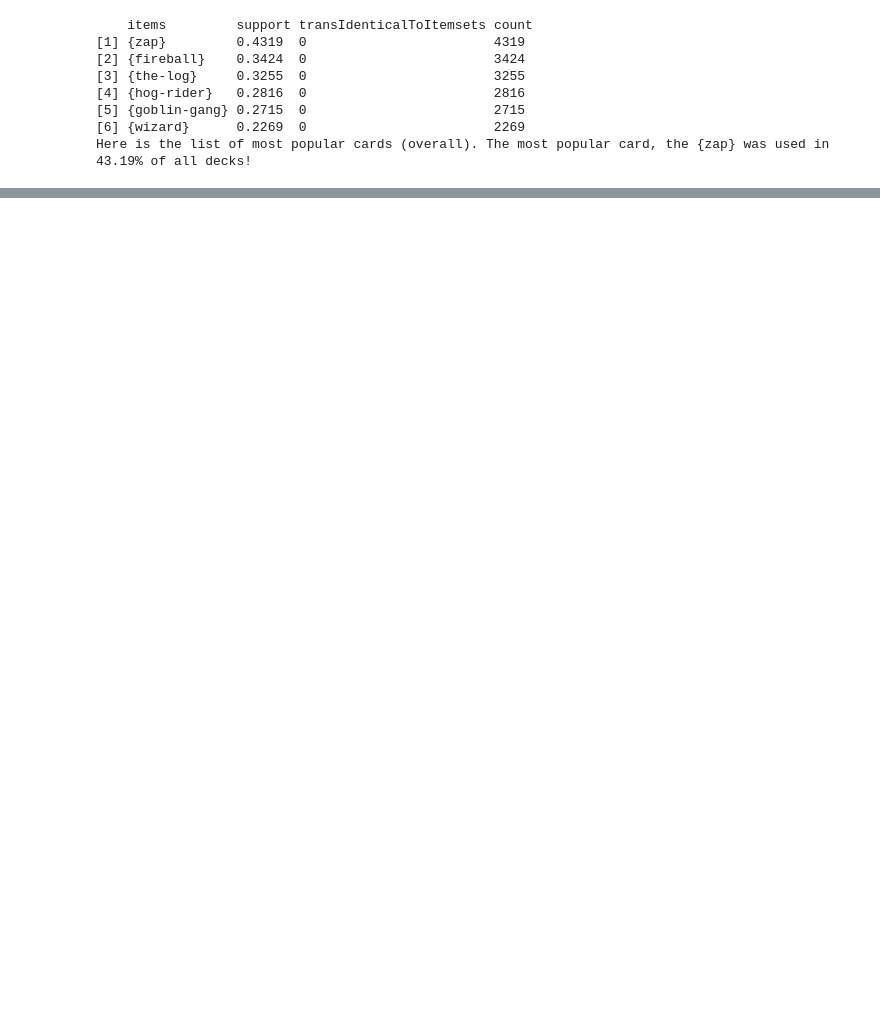
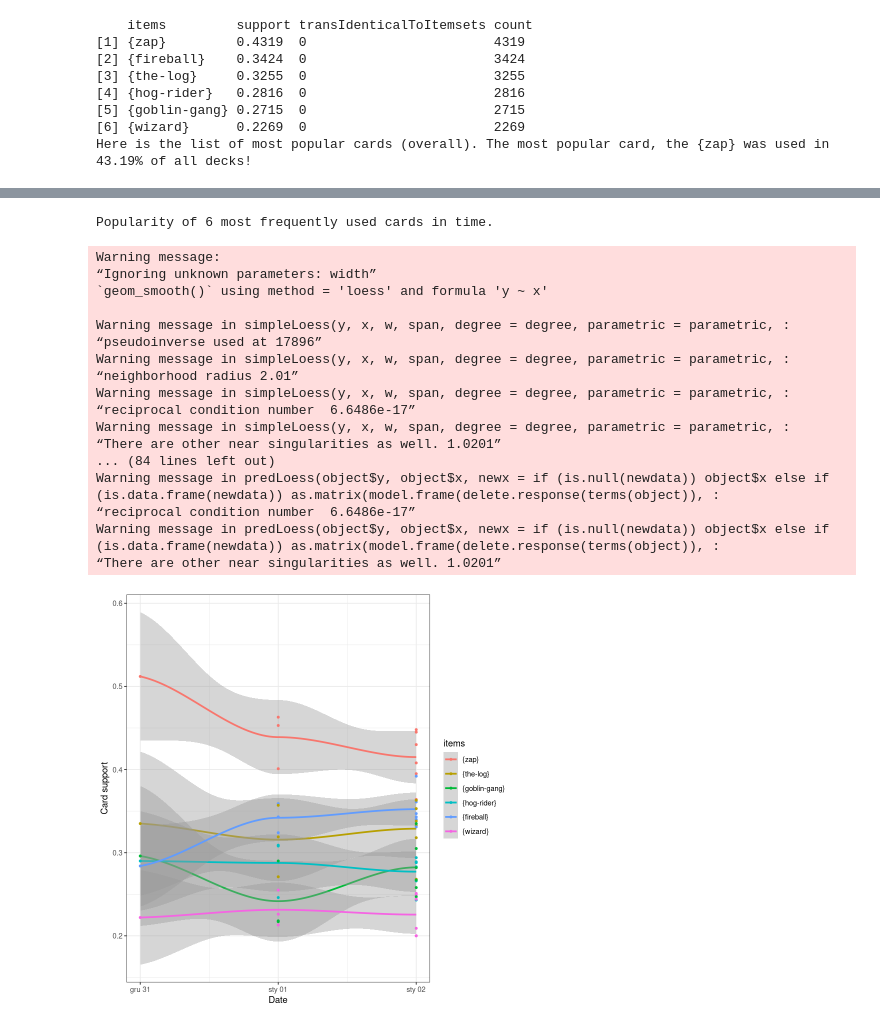
Before and after one commit to bieganski/data-mining, a Jupyter notebook: ex1/solution.ipynb, the cells around one changed output, grey strips where cells are left out. Drawn from its saved outputs; the diff is of its cells as text; code cells hidden in the pictures; blank space fills up the shorter version.

Commit message:
WIP popular in time.

```diff
--- a/ex1/solution.ipynb
+++ b/ex1/solution.ipynb
@@ -87 +96,4 @@ inspect(head(sort(n_sets(8), decreasing=TRUE)))
+# %%
+# n_sets(x) returns list of frequent itemsets of size 'x', sorted decreasing by support value.
+n_sets = function(frequent_itemsets, n) arules::sort(frequent_itemsets[which(size(frequent_itemsets) == n)], decreasing=TRUE)
 # %%
@@ -101,0 +161,33 @@ Here is the list of most popular cards (overall). The most popular card, the {za
+# %%
+# What about card popularity in time? Let's investigate splitted by consecutive few-day chunks data.
+
+# https://stackoverflow.com/a/16275428
+# chunk2 <- function(x,n) split(x, cut(seq_along(x), n, labels = FALSE))
+
+# bins = 10
+split_groups = popular_in_time$chunk_start_date - min(popular_in_time$chunk_start_date)
+s = split(transactions, split_groups)
+print(s)
+print(popular_in_time$chunk_start_date)
+
+x_axis = lapply(s, function(x) transactionInfo(x)[[1]][[1]])
+x_axis = lapply(x_axis, as.Date, format="%Y-%m-%dT%H:%M:%S")
+
+res = data.frame()
+popular_cards = c()
+for (v in 1:length(s)) {
+    f = apriori(s[[v]],
+                parameter = list(supp = minSupport,
+                                minlen = 1,
+                                maxlen = 1,
+                                target = "frequent itemsets"),
+                appearance = NULL, control = list(verbose = FALSE))
+    f = DATAFRAME(n_sets(f, 1))
+    f$chunk = v
+    f$chunk_start_date = x_axis[[v]]
+    # print(head(f))
+    popular_cards = c(popular_cards, as.character(f$items[1:4]))
+    res = rbind(res, f)
+}
+popular_cards = as(popular_cards, "matrix")
+popular_in_time = dplyr::filter(res, items %in% popular_cards)
@@ -101,0 +218,29 @@ Here is the list of most popular cards (overall). The most popular card, the {za
+# %%
+p("Popularity of {length(unique(popular_cards))} most frequently used cards in time.")
+gg = ggplot(popular_in_time, aes(x=chunk_start_date, y=support, colour=items))
+# gg = gg + stat_smooth(aes(x = chunk_start_date, y = support, colour=items), method = "lm", fullrange=TRUE, formula = y ~ ns(x, min(bins - 1, 10)), se = FALSE)
+gg = gg + geom_smooth() # aes(x = chunk_start_date, y = support, colour=items), method="lm", formula = y ~ ns(x, 9))
+gg = gg + geom_point(width = .5, size=1)
+gg = gg + xlab("Date") + ylab("Card support")
+# gg = gg + theme(legend.position = "none")
+plot(gg)
+# %% [output]
+Popularity of 6 most frequently used cards in time.
+Warning message:
+“Ignoring unknown parameters: width”
+`geom_smooth()` using method = 'loess' and formula 'y ~ x'
+
+Warning message in simpleLoess(y, x, w, span, degree = degree, parametric = parametric, :
+“pseudoinverse used at 17896”
+Warning message in simpleLoess(y, x, w, span, degree = degree, parametric = parametric, :
+“neighborhood radius 2.01”
+Warning message in simpleLoess(y, x, w, span, degree = degree, parametric = parametric, :
+“reciprocal condition number  6.6486e-17”
+Warning message in simpleLoess(y, x, w, span, degree = degree, parametric = parametric, :
+“There are other near singularities as well. 1.0201”
+... (84 lines left out)
+Warning message in predLoess(object$y, object$x, newx = if (is.null(newdata)) object$x else if (is.data.frame(newdata)) as.matrix(model.frame(delete.response(terms(object)), :
+“reciprocal condition number  6.6486e-17”
+Warning message in predLoess(object$y, object$x, newx = if (is.null(newdata)) object$x else if (is.data.frame(newdata)) as.matrix(model.frame(delete.response(terms(object)), :
+“There are other near singularities as well. 1.0201”
+[figure, added]
```
Also changed, not shown: parts of 18 cells of this notebook.
